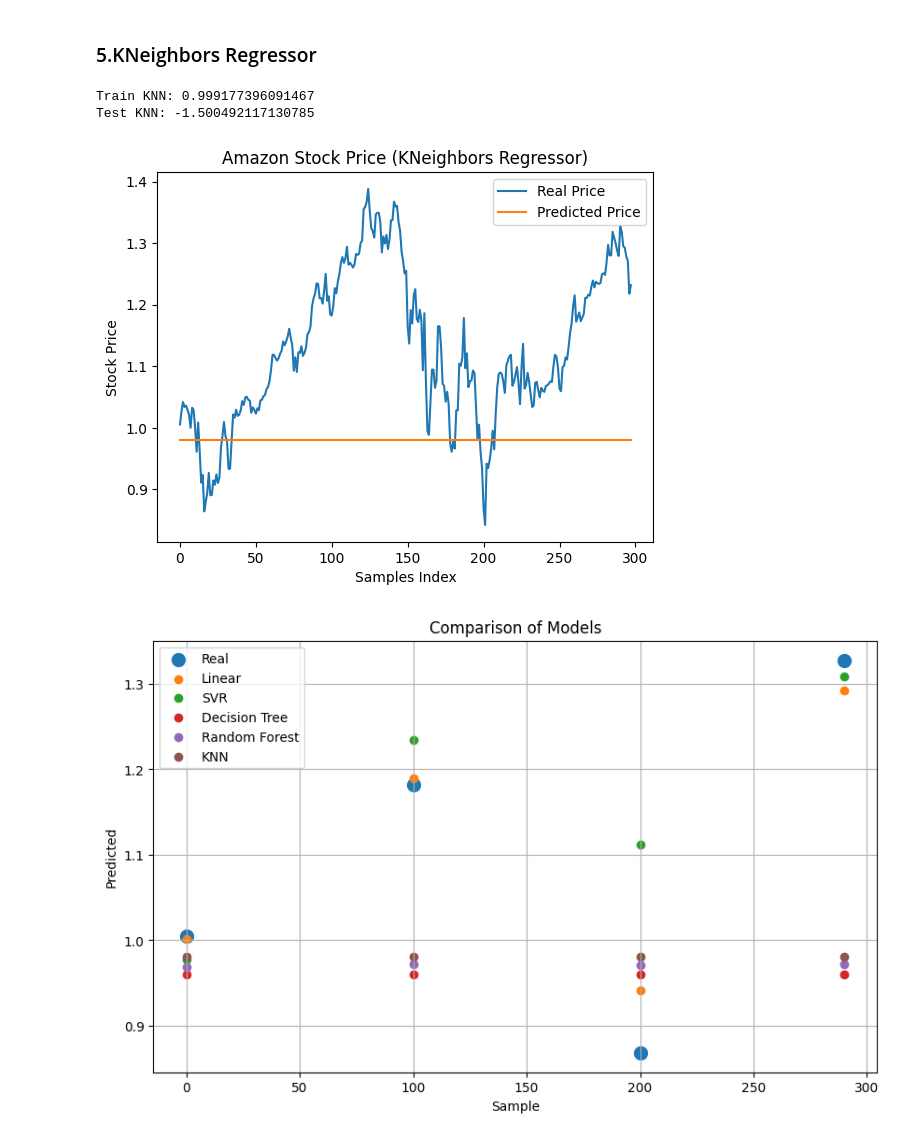
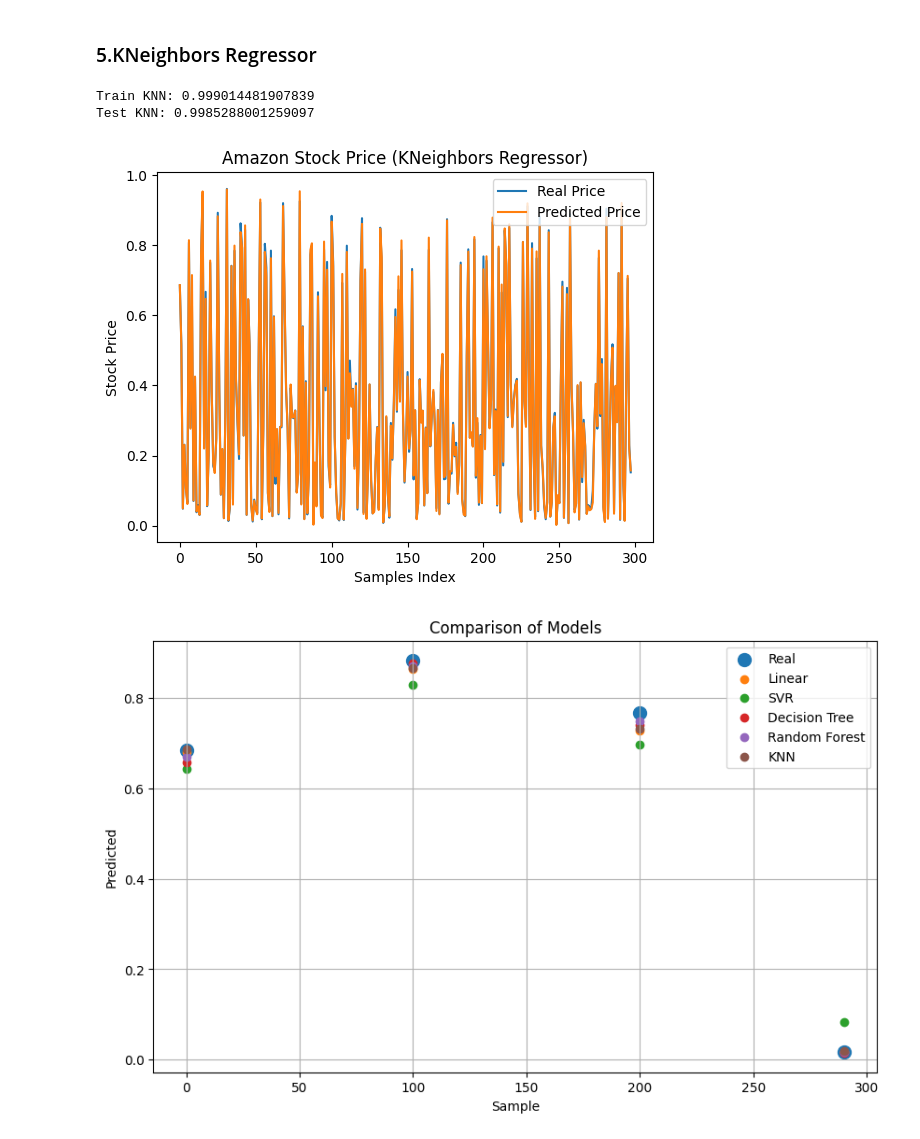
Before and after one commit to nilujafari/ML, a Jupyter notebook: deep_learning/stock_market_prediction/main_Amazon.ipynb, the cells around one changed output. Cells and saved outputs as stored; diff of their text form; code cells hidden in the pictures.

```diff
--- a/deep_learning/stock_market_prediction/main_Amazon.ipynb
+++ b/deep_learning/stock_market_prediction/main_Amazon.ipynb
@@ -110,7 +110,7 @@ y_test = y[train_size:]
 # %%
-# from sklearn.model_selection import train_test_split
+from sklearn.model_selection import train_test_split
 
-# X_train, X_test, y_train, y_test = train_test_split(X, y, test_size=0.2)
+X_train, X_test, y_train, y_test = train_test_split(X, y, test_size=0.2)
 # %%
 1490 * 0.2
 # %% [output]
@@ -265,8 +265,8 @@ knn_pred = knn_model.predict(X_test_norm)
 print("Train KNN:", knn_model.score(X_train_norm, y_train_norm))
 print("Test KNN:", knn_model.score(X_test_norm, y_test_norm))
 # %% [output]
-Train KNN: 0.999177396091467
-Test KNN: -1.500492117130785
+Train KNN: 0.999014481907839
+Test KNN: 0.9985288001259097
 # %%
 plt.plot(y_test_norm, label="Real Price")
 plt.plot(knn_pred, label="Predicted Price")
@@ -276,21 +276,21 @@ plt.ylabel("Stock Price")
 plt.legend(loc='upper right')
 plt.show()
 # %% [output]
-[figure, old version]
+[figure, new version]
 # %%
 samples = [0, 100, 200, 290]
 plt.figure(figsize=(10,6))
-plt.scatter(samples,y_test_norm[samples].flatten(),label="Real", s=100)
+plt.scatter(samples,y_test_norm[samples],label="Real", s=100)
 plt.scatter(samples,linear_pred[samples],label="Linear")
 plt.scatter(samples,svr_pred[samples],label="SVR")
 plt.scatter(samples,dt_pred[samples],label="Decision Tree")
 plt.scatter(samples, rf_pred[samples], label="Random Forest")
 plt.scatter(samples, knn_pred[samples], label="KNN")
 plt.legend()
 plt.grid()
 plt.xlabel("Sample")
 plt.ylabel("Predicted")
 plt.title("Comparison of Models")
 plt.show()
 # %% [output]
-[figure, old version]
+[figure, new version]
```
Also changed, not shown: parts of 10 cells of this notebook.
